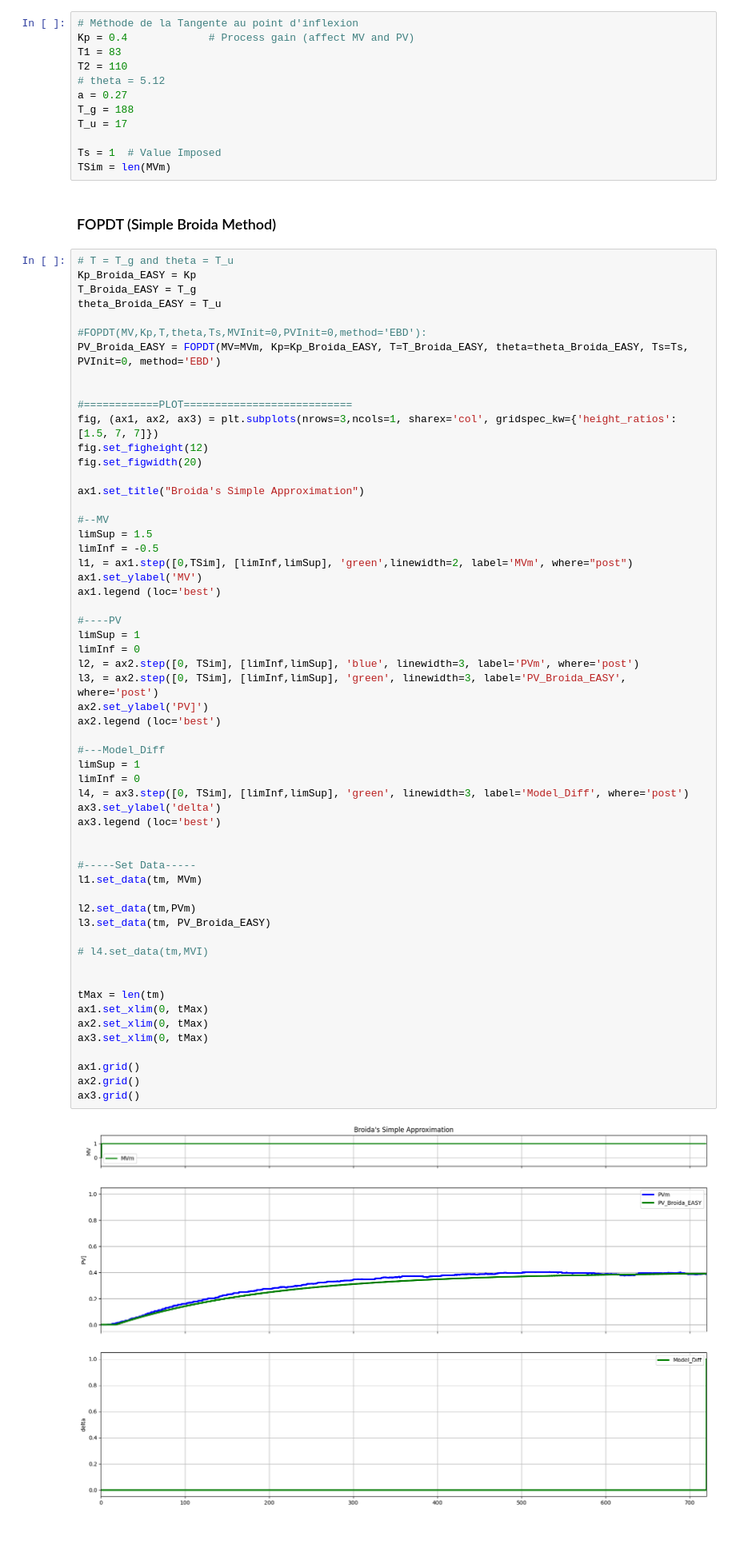
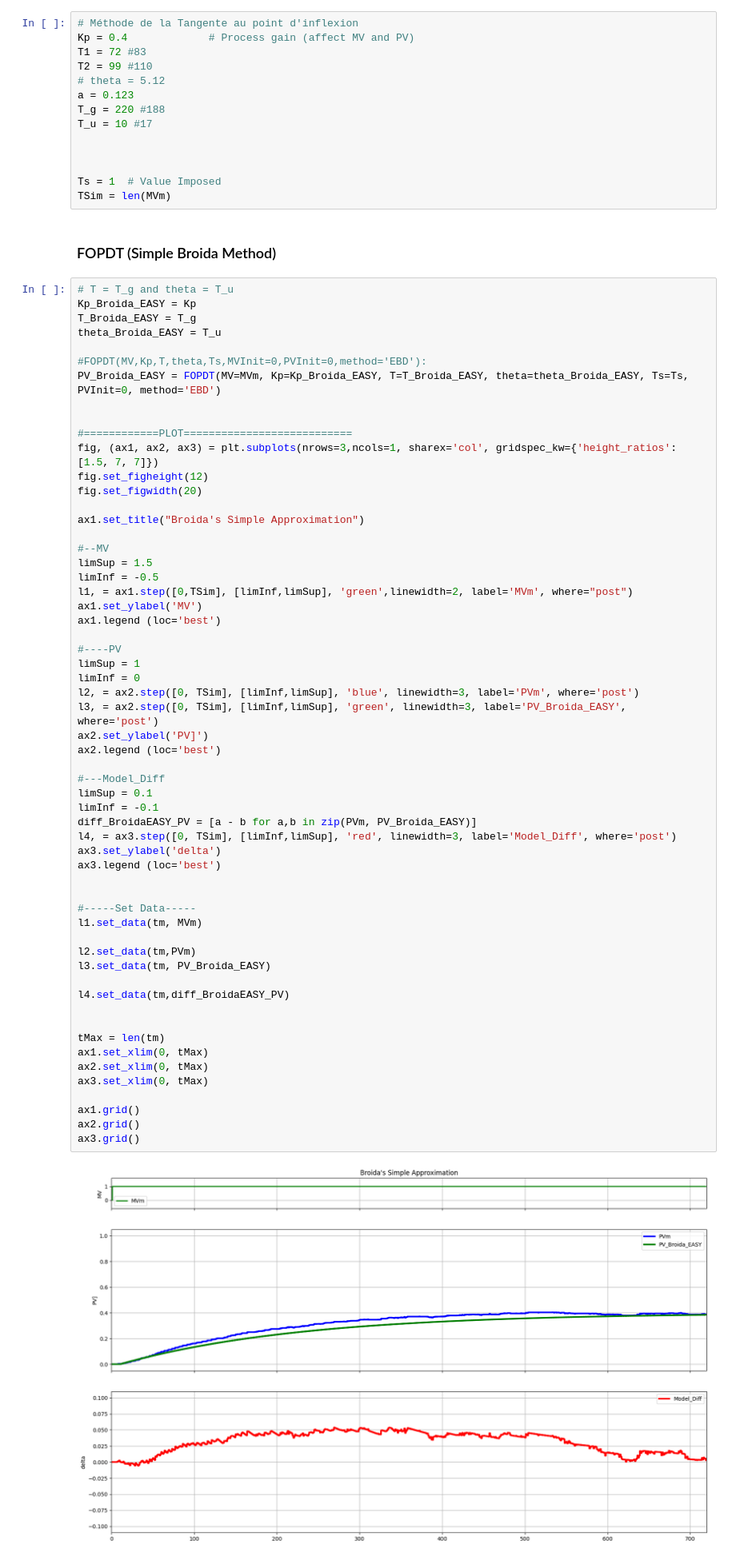
Before and after one commit to Muten-Roshi-Sama/TCLab_PID_Controller_FeedForward, a Jupyter notebook: Visualization_Code/My_Simulation_OLP.ipynb, the cells around one changed output. Shown at 80% size. Saved outputs shown, nothing was run; the diff lists cells and outputs as text; blank space fills up the shorter version.

Commit message:
Final Broida, VDGrinten, Strejc Models.

```diff
--- a/Visualization_Code/My_Simulation_OLP.ipynb
+++ b/Visualization_Code/My_Simulation_OLP.ipynb
@@ -59,12 +60,14 @@ MV
 # %%
 # Méthode de la Tangente au point d'inflexion
 Kp = 0.4             # Process gain (affect MV and PV)
-T1 = 83
-T2 = 110
+T1 = 72 #83
+T2 = 99 #110
 # theta = 5.12
-a = 0.27
-T_g = 188
-T_u = 17
+a = 0.123
+T_g = 220 #188
+T_u = 10 #17
+
+
 
 Ts = 1  # Value Imposed
 TSim = len(MVm)
@@ -97,38 +100,39 @@ ax1.legend (loc='best')
 #----PV
 limSup = 1
 limInf = 0
 l2, = ax2.step([0, TSim], [limInf,limSup], 'blue', linewidth=3, label='PVm', where='post')
 l3, = ax2.step([0, TSim], [limInf,limSup], 'green', linewidth=3, label='PV_Broida_EASY', where='post')
 ax2.set_ylabel('PV]')
 ax2.legend (loc='best')
 
 #---Model_Diff
-limSup = 1
-limInf = 0
-l4, = ax3.step([0, TSim], [limInf,limSup], 'green', linewidth=3, label='Model_Diff', where='post')
+limSup = 0.1
+limInf = -0.1
+diff_BroidaEASY_PV = [a - b for a,b in zip(PVm, PV_Broida_EASY)]
+l4, = ax3.step([0, TSim], [limInf,limSup], 'red', linewidth=3, label='Model_Diff', where='post')
 ax3.set_ylabel('delta')
 ax3.legend (loc='best')
 
 
 #-----Set Data-----
 l1.set_data(tm, MVm)
 
 l2.set_data(tm,PVm)
 l3.set_data(tm, PV_Broida_EASY)
 
-# l4.set_data(tm,MVI)
+l4.set_data(tm,diff_BroidaEASY_PV)
 
 
 tMax = len(tm)
 ax1.set_xlim(0, tMax)
 ax2.set_xlim(0, tMax)
 ax3.set_xlim(0, tMax)
 
 ax1.grid()
 ax2.grid()
 ax3.grid()
 # %% [output]
-[figure, old version]
+[figure, new version]
 # %% [markdown]
 ### FOPDT (Broida's Harder Method)
 # %%
```
Also changed, not shown: parts of 6 cells of this notebook, 1 other file.
